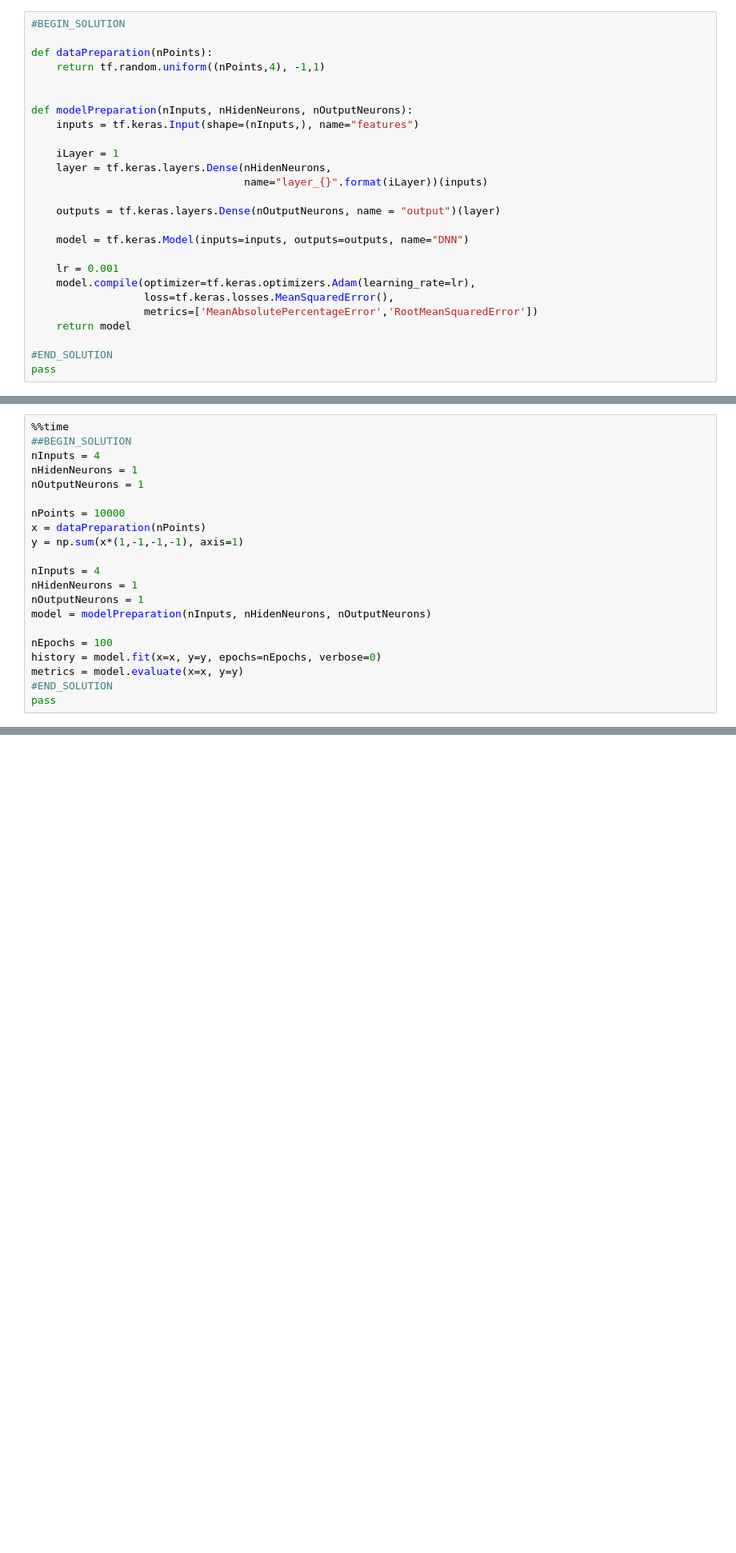
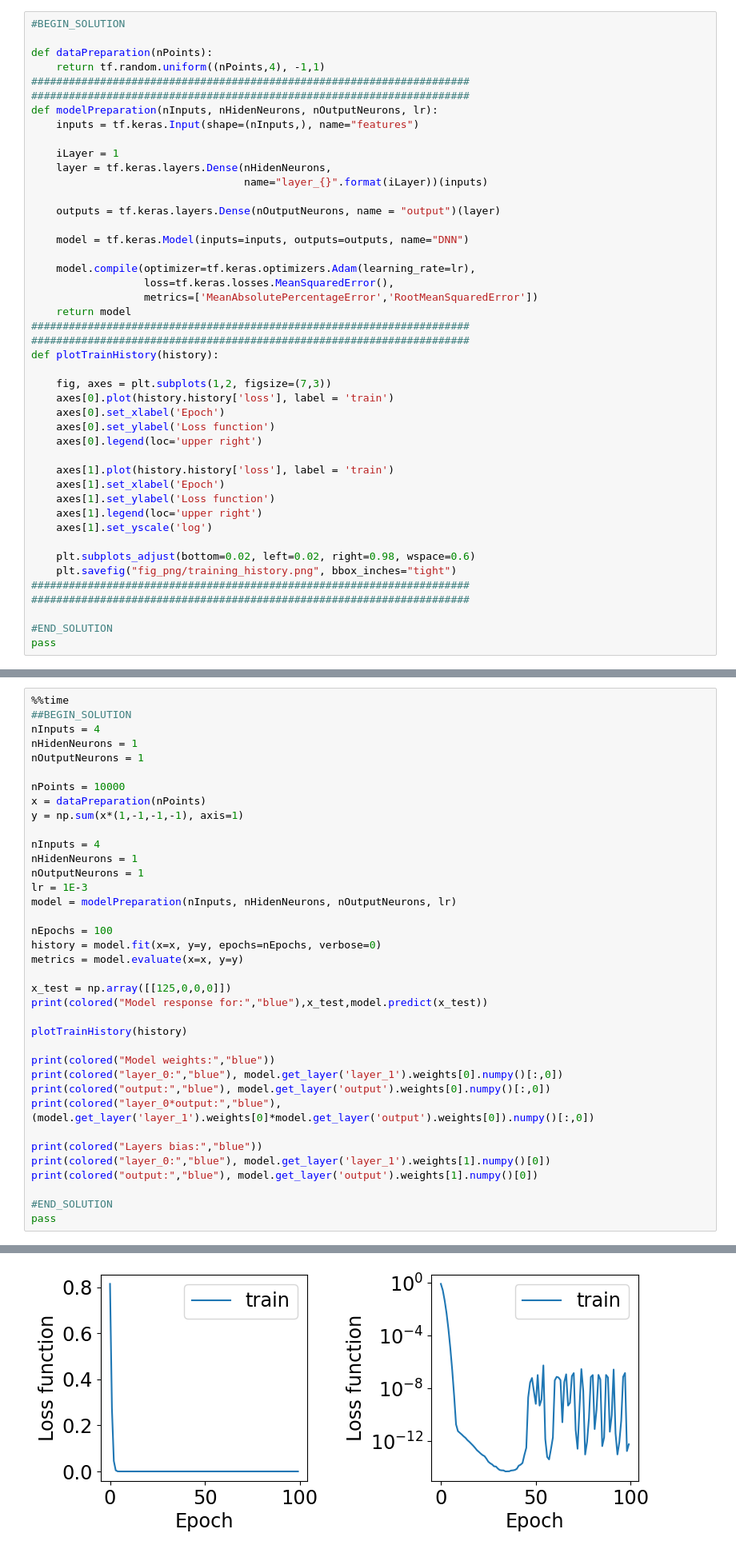
Before and after one commit to akalinow/UczenieMaszynoweII, a Jupyter notebook: 03_Sieci_glebokie.ipynb, the cells around one changed output, grey strips where cells are left out. Shown: that part at 80% size. Drawn from its saved outputs; the diff is of its cells as text; blank space fills up the shorter version.

```diff
--- a/03_Sieci_glebokie.ipynb
+++ b/03_Sieci_glebokie.ipynb
@@ -352,9 +375,9 @@ Skontruować model uczenia maszynowego, który będzie umiał obliczyć kwadrat
 
 def dataPreparation(nPoints):
     return tf.random.uniform((nPoints,4), -1,1)
-
-
-def modelPreparation(nInputs, nHidenNeurons, nOutputNeurons):
+######################################################################
+######################################################################
+def modelPreparation(nInputs, nHidenNeurons, nOutputNeurons, lr):
     inputs = tf.keras.Input(shape=(nInputs,), name="features")
 
     iLayer = 1
@@ -365,11 +388,30 @@ def modelPreparation(nInputs, nHidenNeurons, nOutputNeurons):
 
     model = tf.keras.Model(inputs=inputs, outputs=outputs, name="DNN")
 
-    lr = 0.001
     model.compile(optimizer=tf.keras.optimizers.Adam(learning_rate=lr),
                   loss=tf.keras.losses.MeanSquaredError(),
                   metrics=['MeanAbsolutePercentageError','RootMeanSquaredError'])
     return model
+######################################################################
+######################################################################
+def plotTrainHistory(history):
+
+    fig, axes = plt.subplots(1,2, figsize=(7,3))
+    axes[0].plot(history.history['loss'], label = 'train')
+    axes[0].set_xlabel('Epoch')
+    axes[0].set_ylabel('Loss function')
+    axes[0].legend(loc='upper right')
+
+    axes[1].plot(history.history['loss'], label = 'train')
+    axes[1].set_xlabel('Epoch')
+    axes[1].set_ylabel('Loss function')
+    axes[1].legend(loc='upper right')
+    axes[1].set_yscale('log')
+
+    plt.subplots_adjust(bottom=0.02, left=0.02, right=0.98, wspace=0.6)
+    plt.savefig("fig_png/training_history.png", bbox_inches="tight")
+######################################################################
+######################################################################
 
 #END_SOLUTION
 pass
@@ -392,11 +447,27 @@ y = np.sum(x*(1,-1,-1,-1), axis=1)
 nInputs = 4
 nHidenNeurons = 1
 nOutputNeurons = 1
-model = modelPreparation(nInputs, nHidenNeurons, nOutputNeurons)
+lr = 1E-3
+model = modelPreparation(nInputs, nHidenNeurons, nOutputNeurons, lr)
 
 nEpochs = 100
 history = model.fit(x=x, y=y, epochs=nEpochs, verbose=0)
 metrics = model.evaluate(x=x, y=y)
+
+x_test = np.array([[125,0,0,0]])
+print(colored("Model response for:","blue"),x_test,model.predict(x_test))
+
+plotTrainHistory(history)
+
+print(colored("Model weights:","blue"))
+print(colored("layer_0:","blue"), model.get_layer('layer_1').weights[0].numpy()[:,0])
+print(colored("output:","blue"), model.get_layer('output').weights[0].numpy()[:,0])
+print(colored("layer_0*output:","blue"), (model.get_layer('layer_1').weights[0]*model.get_layer('output').weights[0]).numpy()[:,0])
+
+print(colored("Layers bias:","blue"))
+print(colored("layer_0:","blue"), model.get_layer('layer_1').weights[1].numpy()[0])
+print(colored("output:","blue"), model.get_layer('output').weights[1].numpy()[0])
+
 #END_SOLUTION
 pass
 # %% [output]
@@ -403,0 +486 @@ pass
+[figure, added]
```
Also changed, not shown: parts of 30 cells of this notebook.
